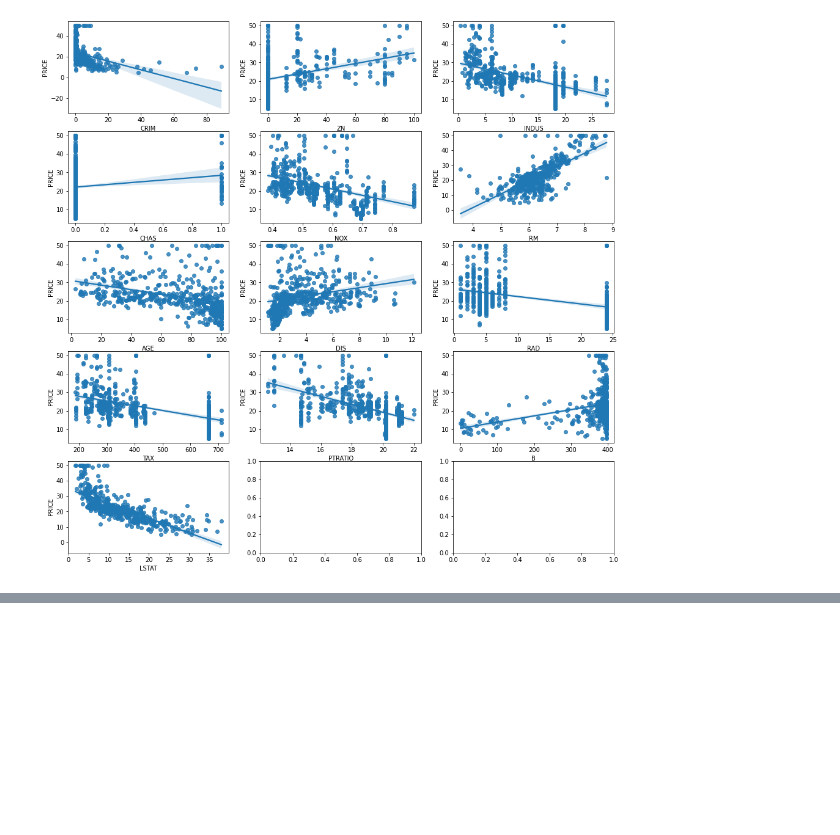
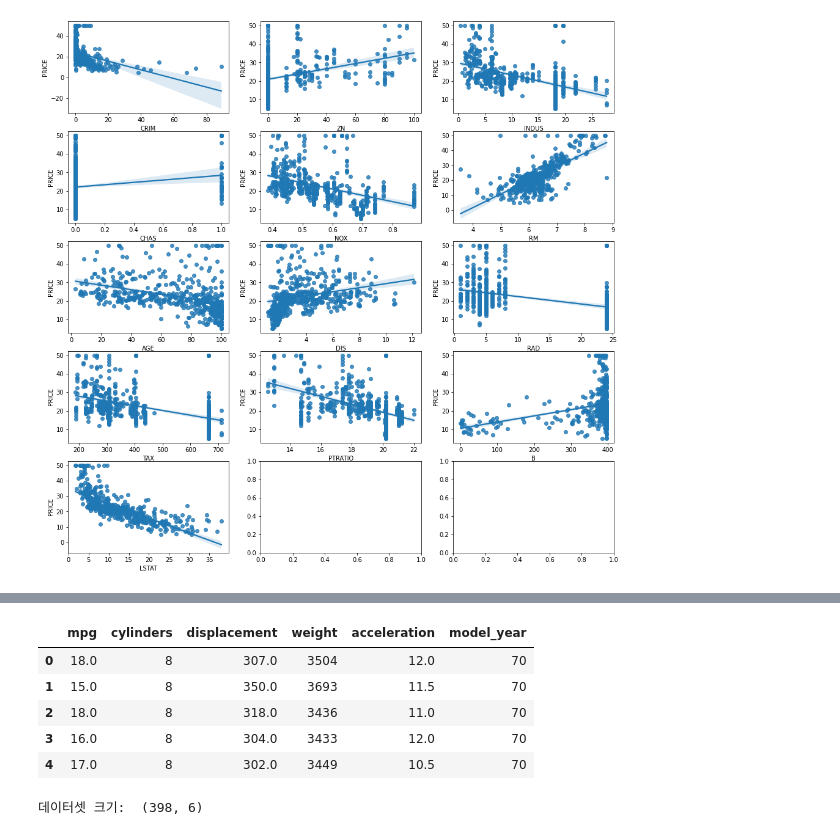
Before and after one commit to Indian966/JBNU_BigData_Analyze, a Jupyter notebook: property_price_predict.ipynb, the cells around one changed output, grey strips where cells are left out. Drawn from its saved outputs; the diff is of its cells as text; code cells hidden in the pictures; blank space fills up the shorter version.

```diff
--- a/property_price_predict.ipynb
+++ b/property_price_predict.ipynb
@@ -138,0 +151,14 @@ for i, feature in enumerate(x_features):
+# %%
+data_df = data_df.drop(['car_name', 'origin', 'horsepower'], axis = 1, inplace = False)
+data_df.head()
+# %% [output]
+|  | mpg | cylinders | displacement | weight | acceleration | model_year |
+| 0 | 18.0 | 8 | 307.0 | 3504 | 12.0 | 70 |
+| 1 | 15.0 | 8 | 350.0 | 3693 | 11.5 | 70 |
+| 2 | 18.0 | 8 | 318.0 | 3436 | 11.0 | 70 |
+| 3 | 16.0 | 8 | 304.0 | 3433 | 12.0 | 70 |
+| 4 | 17.0 | 8 | 302.0 | 3449 | 10.5 | 70 |
+# %%
+print('데이터셋 크기: ', data_df.shape)
+# %% [output]
+데이터셋 크기:  (398, 6)
```
Also changed, not shown: parts of 3 cells of this notebook.
